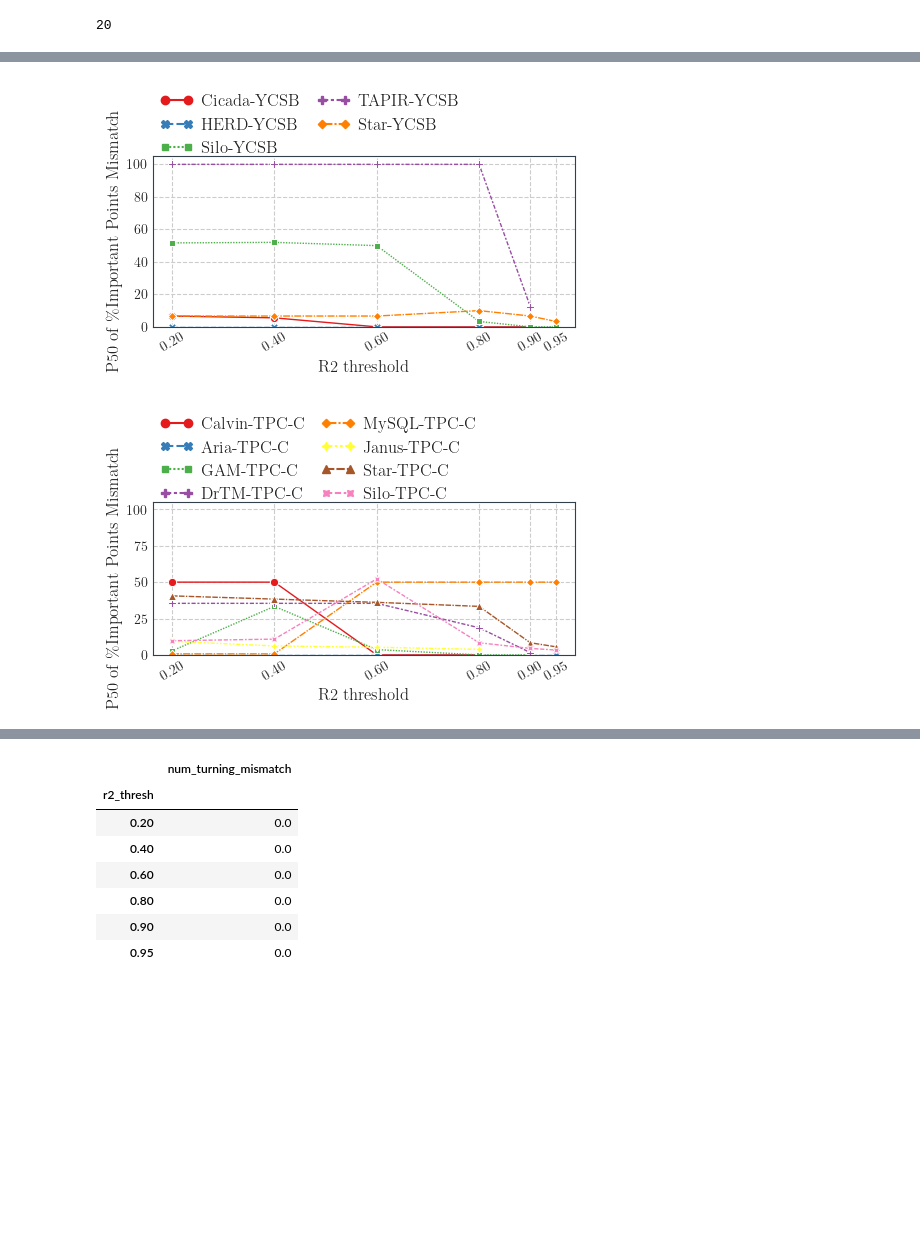
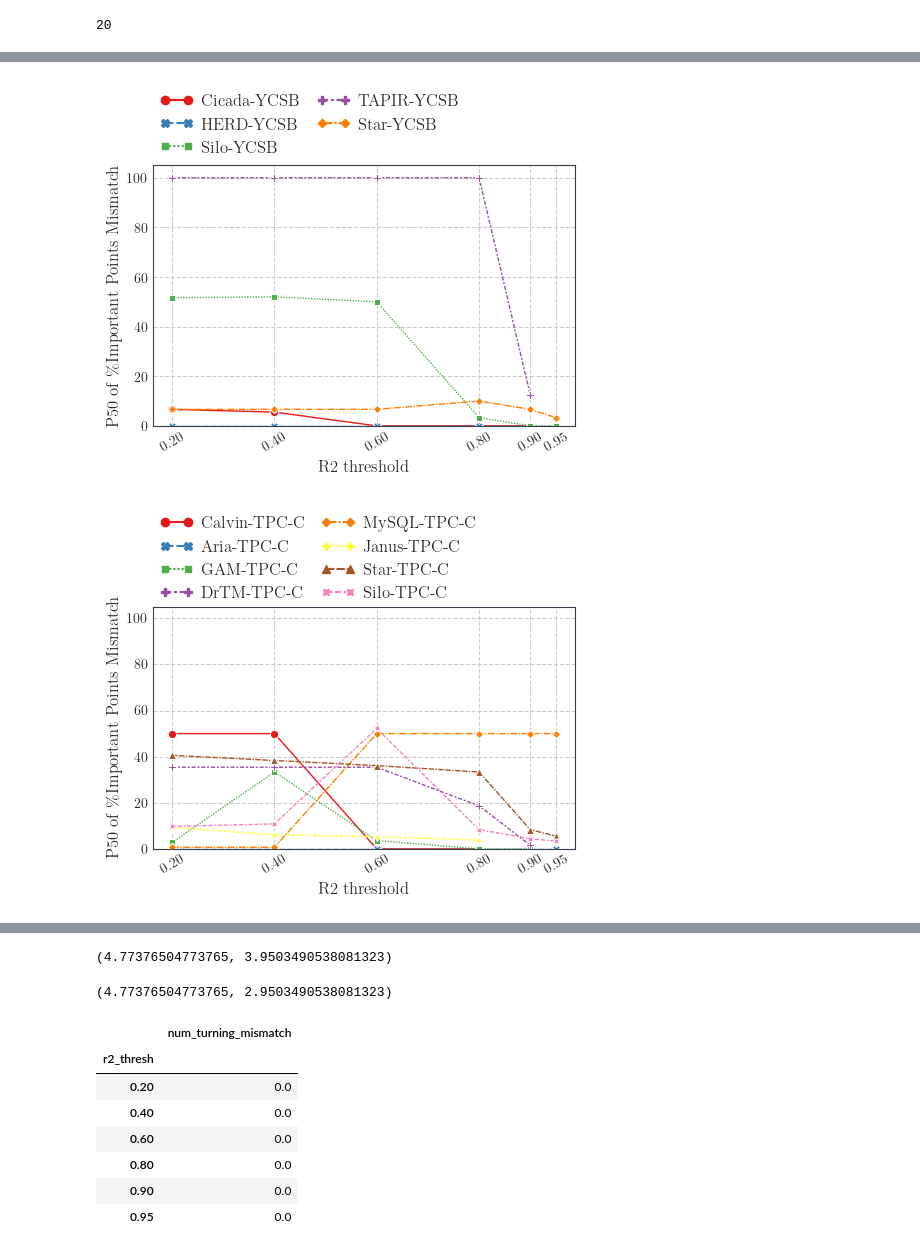
Before and after one commit to huiyujie/ExtensiveEval, a Jupyter notebook: anova_analysis/vldb_figures-split.ipynb, the cells around one changed output, grey strips where cells are left out. Saved outputs shown, nothing was run; the diff lists cells and outputs as text; code cells hidden in the pictures; blank space fills up the shorter version.

Commit message:
update plot script

```diff
--- a/anova_analysis/vldb_figures-split.ipynb
+++ b/anova_analysis/vldb_figures-split.ipynb
@@ -158,7 +158,7 @@ all_algs = df.alg.unique()
 x_labels = [f"{i:.2f}" for i in np.arange(0.05, 1, 0.05)]
 for idx, alg_name in enumerate(all_algs):
     # ax = axs[idx//3][idx%3]
-    fig, ax = plt.subplots(1, 1, figsize=fig_size_one,constrained_layout=True)
+    fig, ax = plt.subplots(1, 1, figsize=(4.78,3.7),constrained_layout=True)
     sns.lineplot(data=r2_unsamples[r2_unsamples.alg==alg_name],
                  x="sample_ratio",
                  y="r2_unsample",
@@ -187,7 +187,7 @@ for idx, alg_name in enumerate(all_algs):
     # else:
     #     ax.set_ylim([0.5,1.1])
     ax.set_ylim([0,1.01])
-    ax.legend(loc='upper left', bbox_to_anchor=(0., 1.3, 0, .102), ncol=2, borderaxespad=0.,numpoints=2)
+    ax.legend(loc='upper left', bbox_to_anchor=(0., 1.1, 0, .102), ncol=2, borderaxespad=0.,numpoints=2)
     fig.savefig(f"{out_base}/{alg_name}.pdf",bbox_inches = 'tight',dpi=100,format='pdf')
 
 # fig.savefig(f"{out_base}/anova_r2_unsample.pdf",bbox_inches = 'tight',dpi=100,format='pdf')
@@ -307,46 +322,47 @@ out_base = f"/ANOVA/plots/anova_metric_r2thresh"
 if not os.path.exists(out_base):
     os.makedirs(out_base)
 
-fig_size_one = set_size(WIDTH)
+w,h = set_size(WIDTH)
+h += 1
 
 
 for metric in ["num_turning_mismatch","num_of_terms_changed"]:
     for is_ycsb in [True,False]:
         df_subset_idx = df_random_r2t['alg'].apply(lambda x: "YCSB" in x) == is_ycsb
-        fig, ax = plt.subplots(1, 1, figsize=fig_size_one,constrained_layout=True)
+        fig, ax = plt.subplots(1, 1, figsize=(w,h),constrained_layout=True)
         sns.lineplot(data=df_random_r2t[df_subset_idx],
                         x="r2_thresh",
                         y= metric ,
                         estimator="median",
                         palette="Set1",
                         errorbar = None,
                         # errorbar=("pi",60),
                         # err_style="bars",
                         dashes=True,
                         ax=ax,
                         hue="alg",
                         style = "alg",
                         markers = True,
                         linewidth=1.0)
         ax.set_xticks(r2_thresh_to_examine)
         ax.set_xticklabels([f"{i:.2f}" for i in r2_thresh_to_examine],rotation=30)
         ax.set_ylim([0,105])
         ax.set_xlabel("R2 threshold")
         # ax.legend(loc='center left', bbox_to_anchor=(1, 0.5), ncol=1, borderaxespad=0.,numpoints=2)
         if is_ycsb:
+            ax.legend(loc='upper left', bbox_to_anchor=(0., 1.3), ncol=2, borderaxespad=0.,numpoints=2)
+        else:
             ax.legend(loc='upper left', bbox_to_anchor=(0., 1.4), ncol=2, borderaxespad=0.,numpoints=2)
-        else:
-            ax.legend(loc='upper left', bbox_to_anchor=(0., 1.6), ncol=2, borderaxespad=0.,numpoints=2)
         if metric == "num_turning_mismatch":
             ax.set_ylabel("P50 of \%Important Points Mismatch")
         else:
             ax.set_ylabel("P50 of \%Significant Terms Changed")
         if is_ycsb:
             fig.savefig(f"{out_base}/{metric}_ycsb.pdf",bbox_inches = 'tight',dpi=100,format='pdf')
         else:
             fig.savefig(f"{out_base}/{metric}_tpc-c.pdf",bbox_inches = 'tight',dpi=100,format='pdf')
 
 # fig.savefig(f"{out_base}/anova_r2_unsample.pdf",bbox_inches = 'tight',dpi=100,format='pdf')
 # %% [output]
-[figure, old version]
+[figure, new version]
-[figure, old version]
+[figure, new version]
@@ -355,3 +371,11 @@ for metric in ["num_turning_mismatch","num_of_terms_changed"]:
+# %%
+(w,h)
+# %% [output]
+(4.77376504773765, 3.9503490538081323)
+# %%
+set_size(WIDTH)
+# %% [output]
+(4.77376504773765, 2.9503490538081323)
 # %%
 df_random_r2t[(df_random_r2t.alg == "MySQL-TPC-C")].pivot_table(index="r2_thresh",values="num_turning_mismatch",aggfunc="median")
 # %% [output]
```
Also changed, not shown: parts of 4 cells of this notebook.
